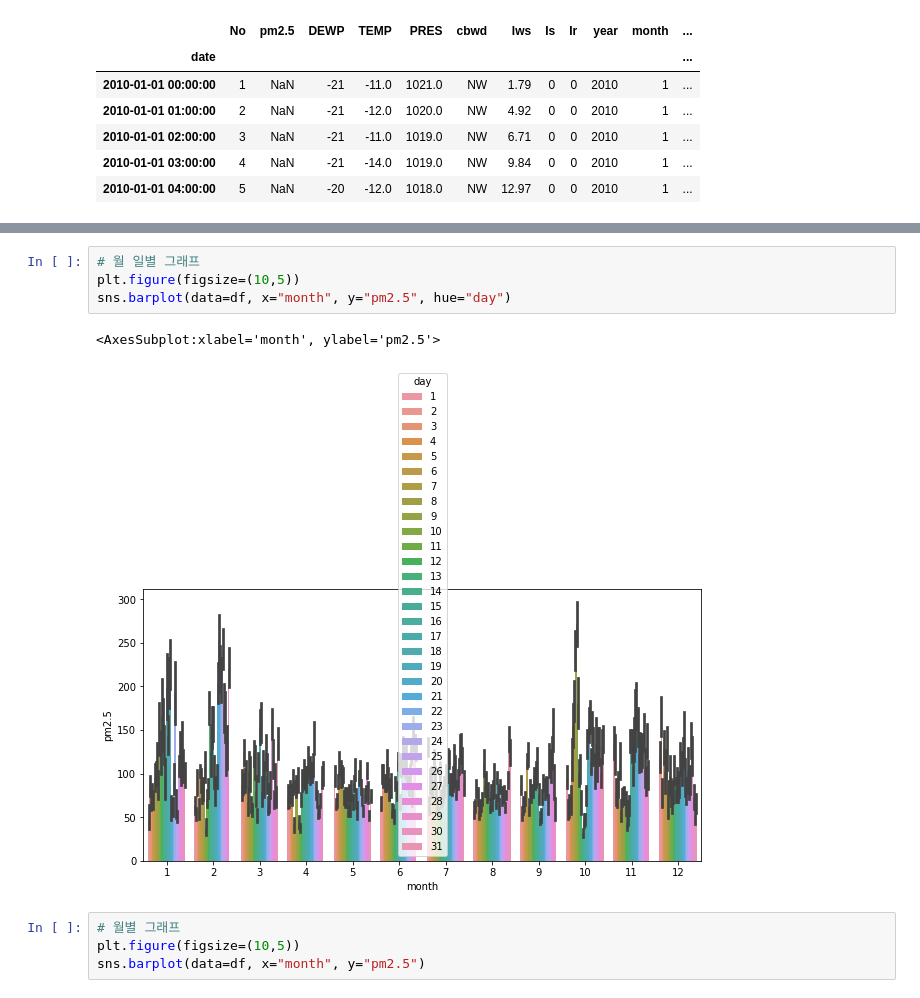
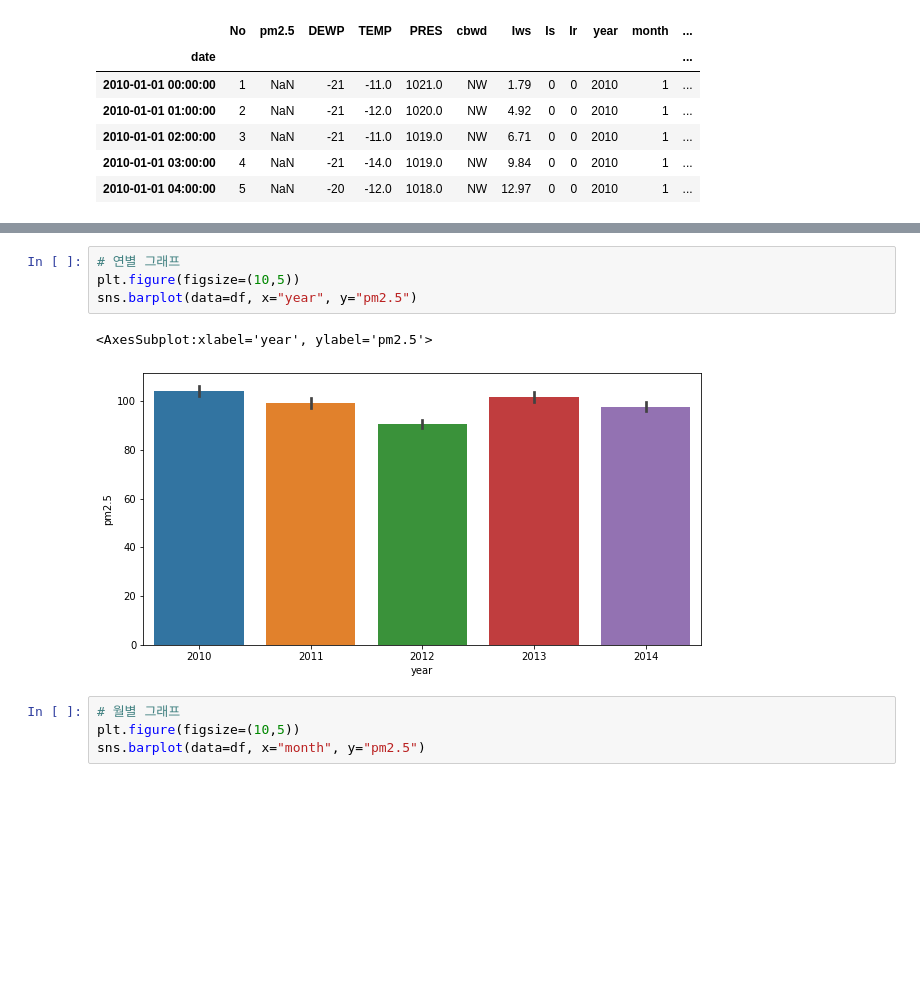
Before and after one commit to 21ckwj/project, a Jupyter notebook: project2_beijing_pm2.5/2.eda.ipynb, the cells around one changed output, grey strips where cells are left out. Drawn from its saved outputs; the diff is of its cells as text; blank space fills up the shorter version.

```diff
--- a/project2_beijing_pm2.5/2.eda.ipynb
+++ b/project2_beijing_pm2.5/2.eda.ipynb
@@ -89,10 +82,10 @@ sns.barplot(data=df, x="year", y="pm2.5", hue="month")
-# %%
-# 월 일별 그래프
-plt.figure(figsize=(10,5))
-sns.barplot(data=df, x="month", y="pm2.5", hue="day")
-# %% [output]
-<AxesSubplot:xlabel='month', ylabel='pm2.5'>
-[figure, removed]
+# %%
+# 연별 그래프
+plt.figure(figsize=(10,5))
+sns.barplot(data=df, x="year", y="pm2.5")
+# %% [output]
+<AxesSubplot:xlabel='year', ylabel='pm2.5'>
+[figure, added]
 # %%
 # 월별 그래프
 plt.figure(figsize=(10,5))
```
Also changed, not shown: parts of 6 cells of this notebook, 3 other files.
